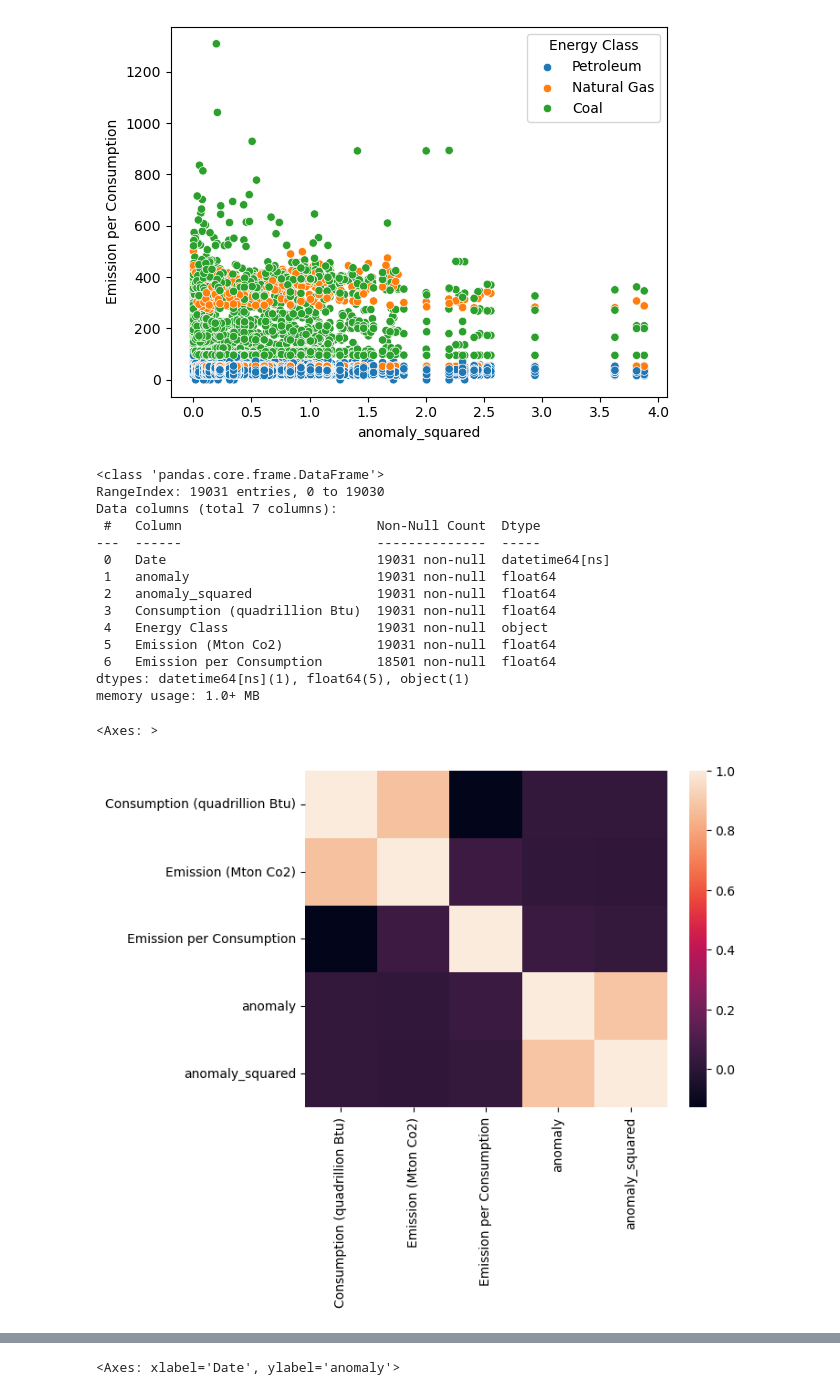
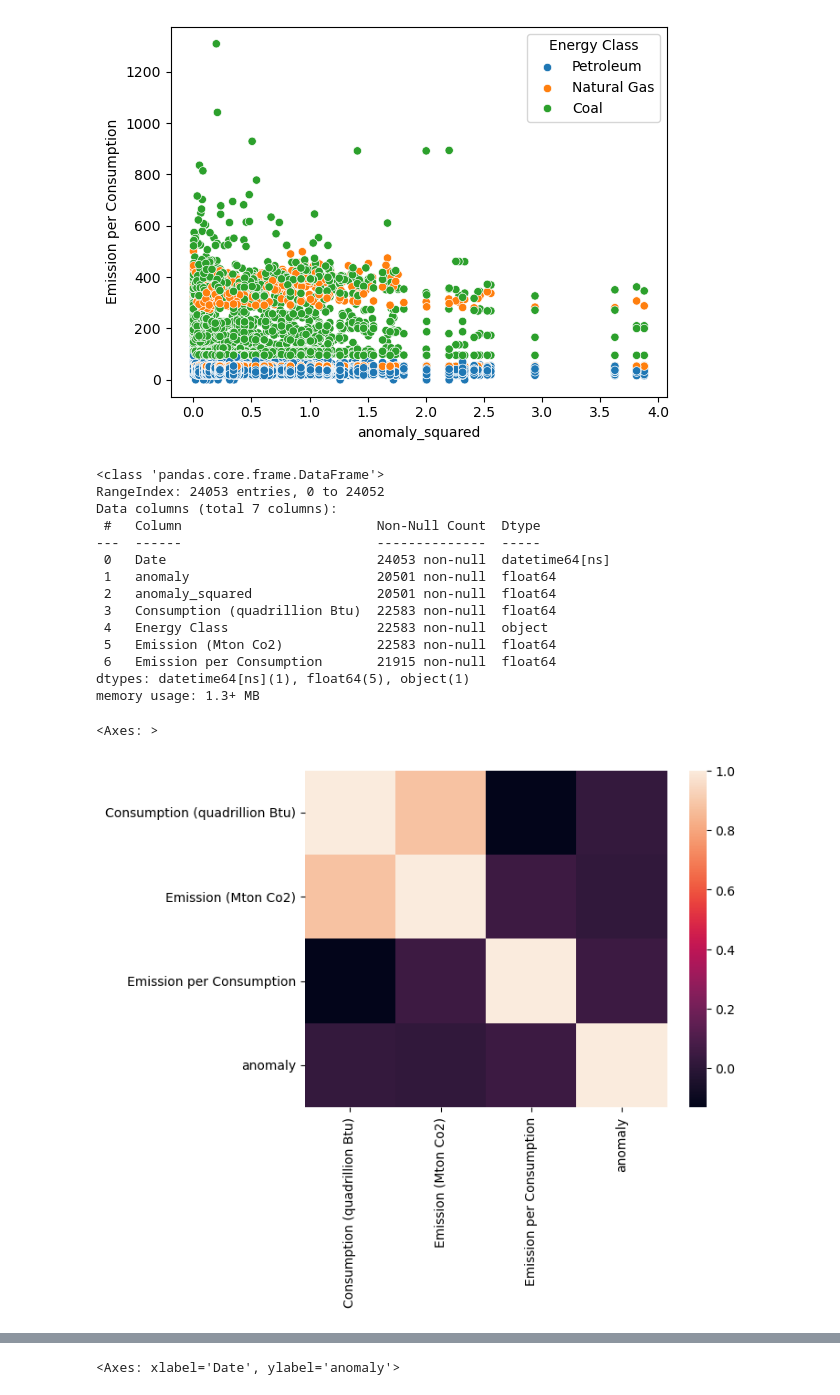
Before and after one commit to chtang-hmc/Spring-Invitation-Datathon-2024, a Jupyter notebook: Analysis/temp_time_series.ipynb, the cells around one changed output, grey strips where cells are left out. Cells and saved outputs as stored; diff of their text form; code cells hidden in the pictures.

```diff
--- a/Analysis/temp_time_series.ipynb
+++ b/Analysis/temp_time_series.ipynb
@@ -39,0 +53,2 @@ temp['anomaly_squared'] = temp['anomaly'] ** 2
+# %%
+temp.drop(['Unnamed: 0'],axis=1,inplace=True)
@@ -39,0 +74,2 @@ temp['anomaly_squared'] = temp['anomaly'] ** 2
+# %%
+emi_com.drop(['Unnamed: 0'],axis=1,inplace=True)
@@ -40,5 +92,5 @@ temp['anomaly_squared'] = temp['anomaly'] ** 2
 # %%
-df = pd.merge(temp, emi_com, on='Date', how='inner')
+df = pd.merge(temp, emi_com, on='Date', how='outer')
 df.info()
 # %% [output]
 <class 'pandas.core.frame.DataFrame'>
@@ -114,24 +166,24 @@ sns.scatterplot(y=df["Emission per Consumption"], x=df["anomaly_squared"], hue=d
 df.info()
 # %% [output]
 <class 'pandas.core.frame.DataFrame'>
-RangeIndex: 19031 entries, 0 to 19030
+RangeIndex: 24053 entries, 0 to 24052
 Data columns (total 7 columns):
  #   Column                         Non-Null Count  Dtype
 ---  ------                         --------------  -----
- 0   Date                           19031 non-null  datetime64[ns]
- 1   anomaly                        19031 non-null  float64
- 2   anomaly_squared                19031 non-null  float64
- 3   Consumption (quadrillion Btu)  19031 non-null  float64
- 4   Energy Class                   19031 non-null  object
- 5   Emission (Mton Co2)            19031 non-null  float64
- 6   Emission per Consumption       18501 non-null  float64
+ 0   Date                           24053 non-null  datetime64[ns]
+ 1   anomaly                        20501 non-null  float64
+ 2   anomaly_squared                20501 non-null  float64
+ 3   Consumption (quadrillion Btu)  22583 non-null  float64
+ 4   Energy Class                   22583 non-null  object
+ 5   Emission (Mton Co2)            22583 non-null  float64
+ 6   Emission per Consumption       21915 non-null  float64
 dtypes: datetime64[ns](1), float64(5), object(1)
-memory usage: 1.0+ MB
+memory usage: 1.3+ MB
 # %%
-sns.heatmap(df[['Consumption (quadrillion Btu)','Emission (Mton Co2)',	'Emission per Consumption',	'anomaly',	'anomaly_squared']].corr())
+sns.heatmap(df[['Consumption (quadrillion Btu)','Emission (Mton Co2)',	'Emission per Consumption',	'anomaly']].corr())
 # %% [output]
 <Axes: >
-[figure, old version]
+[figure, new version]
 # %%
 sns.scatterplot(x=df['Consumption (quadrillion Btu)'],y=df['Emission (Mton Co2)'])
 # %% [output]
```
Also changed, not shown: parts of 29 cells of this notebook.
